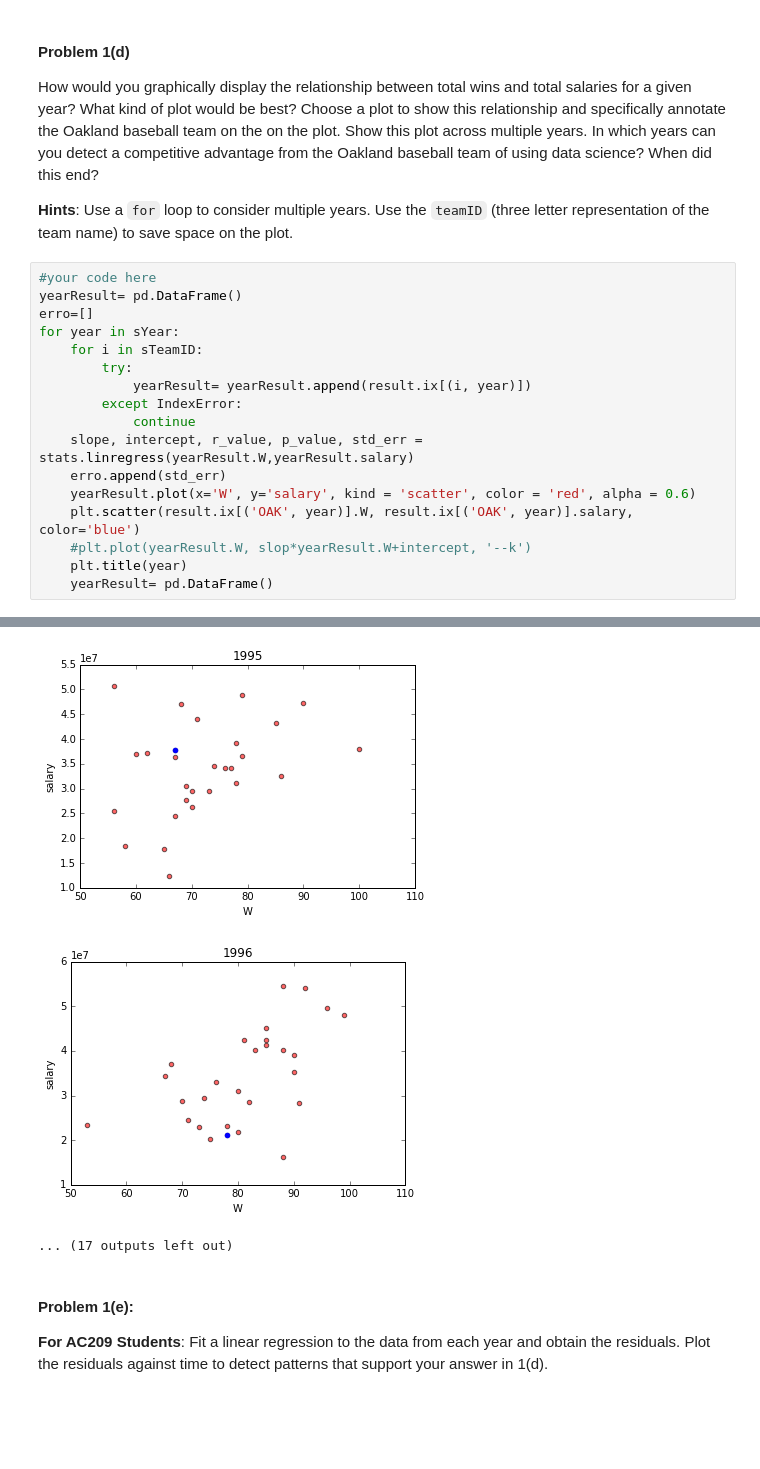
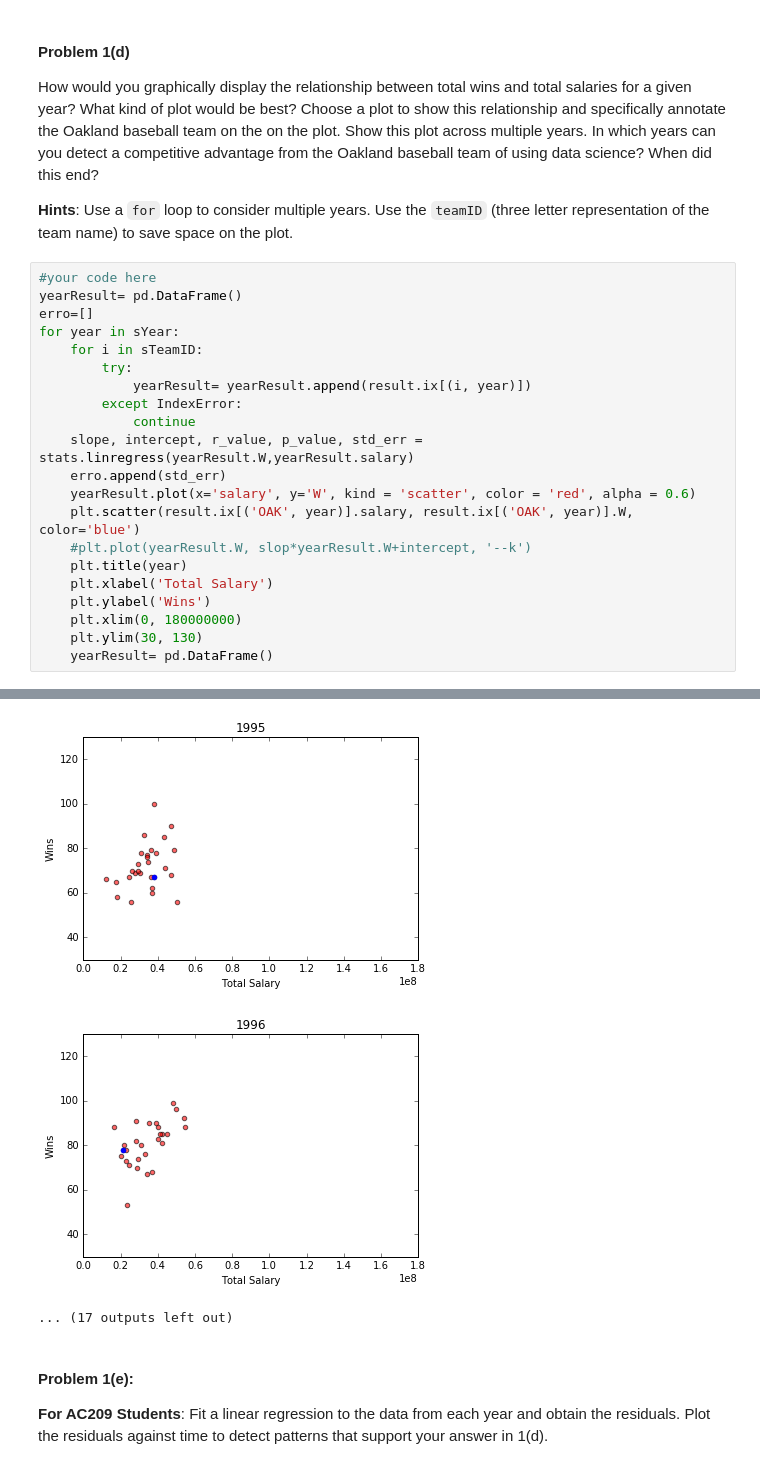
Before and after one commit to ouassimk/2014, a Jupyter notebook: homework/HW1.nbconvert.ipynb, the cells around one changed output, grey strips where cells are left out. Saved outputs shown, nothing was run; the diff lists cells and outputs as text; blank space fills up the shorter version.

```diff
--- a/homework/HW1.nbconvert.ipynb
+++ b/homework/HW1.nbconvert.ipynb
@@ -292,9 +292,13 @@ for year in sYear:
             continue
     slope, intercept, r_value, p_value, std_err = stats.linregress(yearResult.W,yearResult.salary)
     erro.append(std_err)
-    yearResult.plot(x='W', y='salary', kind = 'scatter', color = 'red', alpha = 0.6)
-    plt.scatter(result.ix[('OAK', year)].W, result.ix[('OAK', year)].salary, color='blue')
+    yearResult.plot(x='salary', y='W', kind = 'scatter', color = 'red', alpha = 0.6)
+    plt.scatter(result.ix[('OAK', year)].salary, result.ix[('OAK', year)].W, color='blue')
     #plt.plot(yearResult.W, slop*yearResult.W+intercept, '--k')
     plt.title(year)
+    plt.xlabel('Total Salary')
+    plt.ylabel('Wins')
+    plt.xlim(0, 180000000)
+    plt.ylim(30, 130)
     yearResult= pd.DataFrame()
 # %% [output]
@@ -311,5 +315,5 @@ for year in sYear:
-[figure, old version]
+[figure, new version]
-[figure, old version]
+[figure, new version]
 ... (17 outputs left out)
 # %% [markdown]
 #### Problem 1(e):
```
Also changed, not shown: parts of 2 cells of this notebook.
